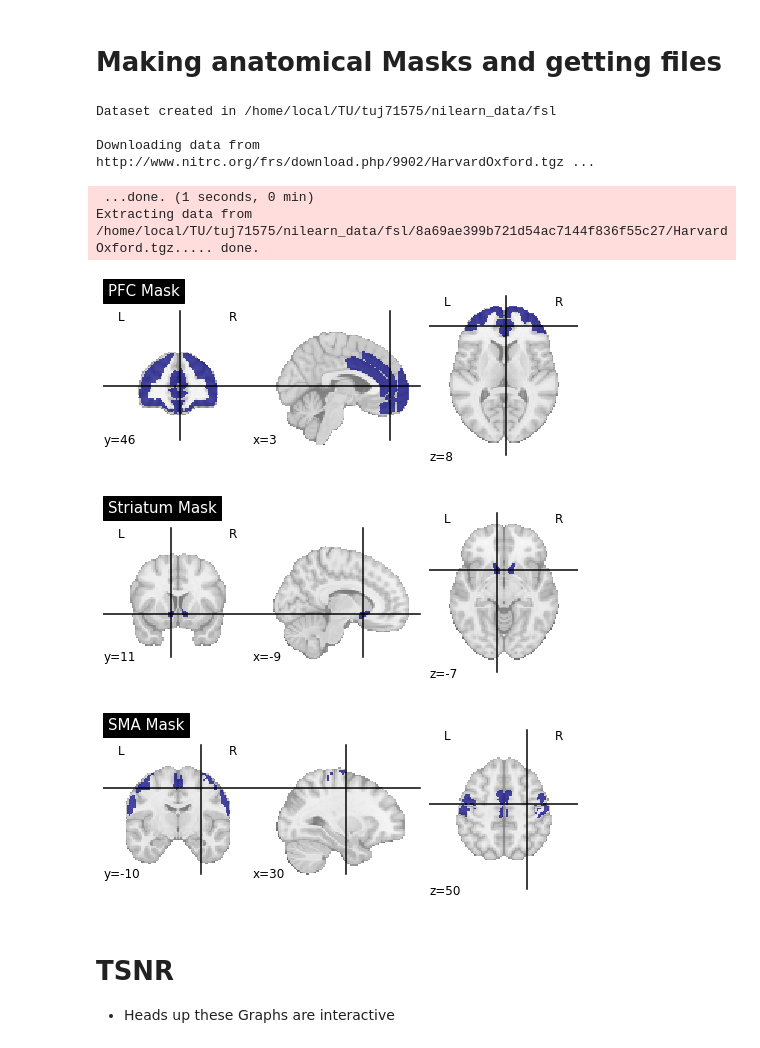
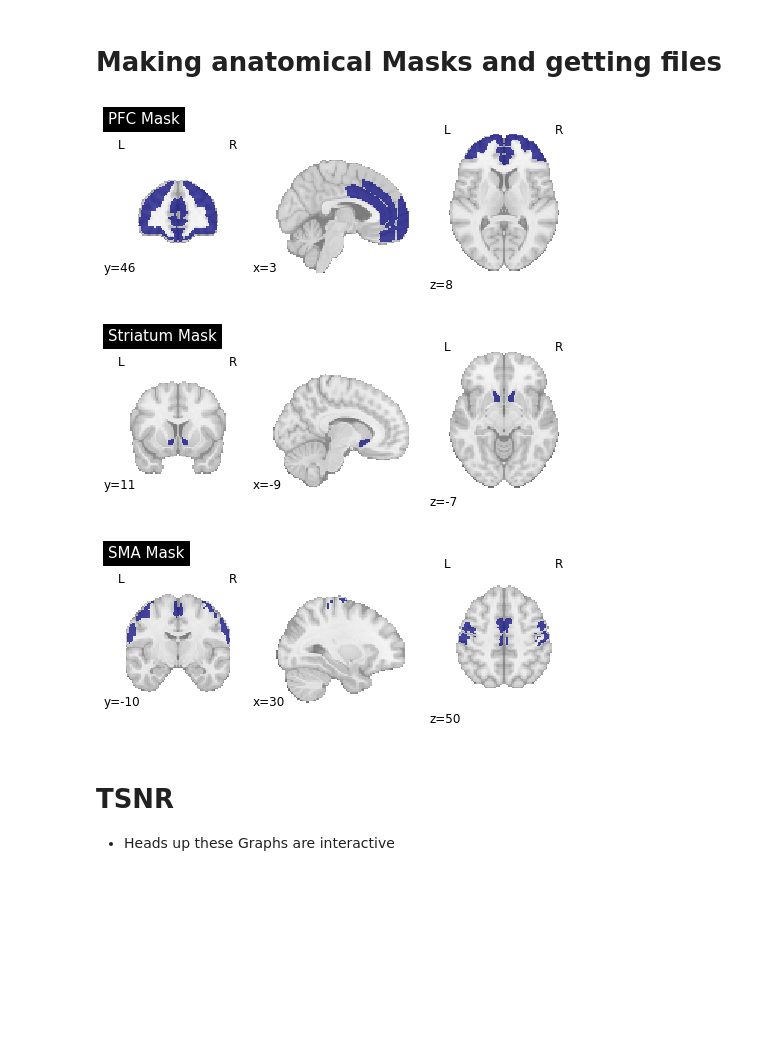
Before and after one commit to DVS-Lab/rf1-sequence-pilot, a Jupyter notebook: code/Compute_TSNR.ipynb, the cells around one changed output. Drawn from its saved outputs; the diff is of its cells as text; code cells hidden in the pictures; blank space fills up the shorter version.

```diff
--- a/code/Compute_TSNR.ipynb
+++ b/code/Compute_TSNR.ipynb
@@ -66,44 +66,39 @@ HO_cort=datasets.fetch_atlas_harvard_oxford(atlas_name='cort-maxprob-thr50-2mm')
 keep = [idx for idx, s in enumerate(HO_cort.labels) if
         'Frontal Medial Cortex'==s or
         'Frontal Pole'==s or
         'Frontal Orbital Cortex'==s or
         'Cingulate Gyrus, anterior division'==s or
         'Paracingulate Gyrus'==s]
 
 keepimg_list=[image.math_img("img==%s"%(idx),img=HO_cort.maps) for idx in keep]
 
 cort_regions=image.concat_imgs(np.array(keepimg_list))
 cort_mask=masking.compute_background_mask(cort_regions)
 cort_mask=NiftiMasker(mask_img=cort_mask)
 
 #SMA mask
 HO_cort=datasets.fetch_atlas_harvard_oxford(atlas_name='cort-maxprob-thr50-2mm')
 keep = [idx for idx, s in enumerate(HO_cort.labels) if
         'Juxtapositional Lobule Cortex' in s or
         'Precentral Gyrus'==s or
         'Postcentral Gyrus'==s]
 
 keepimg_list=[image.math_img("img==%s"%(idx),img=HO_cort.maps) for idx in keep]
 
 SMA_regions=image.concat_imgs(np.array(keepimg_list))
 SMA_mask=masking.compute_background_mask(SMA_regions)
 SMA_mask=NiftiMasker(mask_img=SMA_mask)
 
-plotting.plot_roi(cort_mask.mask_img,title="PFC Mask")
+plotting.plot_roi(cort_mask.mask_img,title="PFC Mask", draw_cross=False)
 plt.show()
-plotting.plot_roi(str_mask.mask_img,title='Striatum Mask')
+plotting.plot_roi(str_mask.mask_img,title='Striatum Mask',draw_cross=False)
 plt.show()
-plotting.plot_roi(SMA_mask.mask_img,title='SMA Mask')
+plotting.plot_roi(SMA_mask.mask_img,title='SMA Mask',draw_cross=False)
 plt.show()
 # %% [output]
-Dataset created in /home/local/TU/tuj71575/nilearn_data/fsl
-
-Downloading data from http://www.nitrc.org/frs/download.php/9902/HarvardOxford.tgz ...
- ...done. (1 seconds, 0 min)
-Extracting data from /home/local/TU/tuj71575/nilearn_data/fsl/8a69ae399b721d54ac7144f836f55c27/HarvardOxford.tgz..... done.
-[figure, old version]
+[figure, new version]
-[figure, old version]
+[figure, new version]
-[figure, old version]
+[figure, new version]
 # %% [markdown]
 # TSNR
 - Heads up these Graphs are interactive
```
Also changed, not shown: parts of 9 cells of this notebook, 17 other files.
